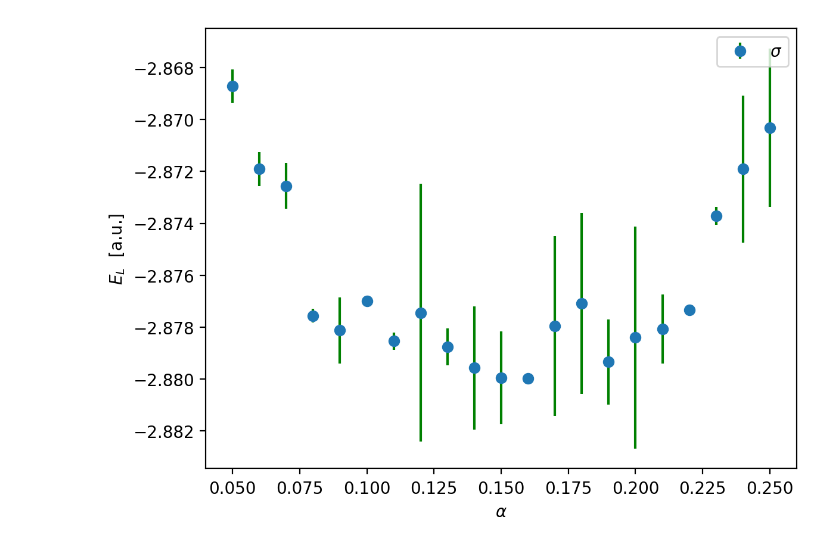
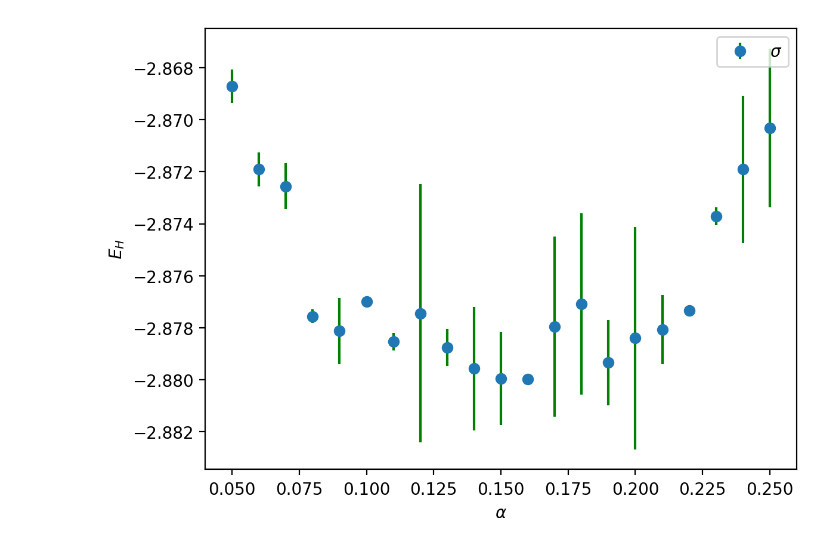
Before and after one commit to gujoh/compfys-h2b, a Jupyter notebook: plotting/task_3.ipynb, the cells around one changed output. Saved outputs shown, nothing was run; the diff lists cells and outputs as text; code cells hidden in the pictures.

```diff
--- a/plotting/task_3.ipynb
+++ b/plotting/task_3.ipynb
@@ -8,8 +8,8 @@ data = np.genfromtxt("../data/task3.csv", delimiter=",")
 # %%
 plt.errorbar(data[:, 0], data[:, 1], yerr=np.abs(data[:, 2]), fmt='o', ecolor="green", label=r"$\sigma$")
 plt.xlabel(r"$\alpha$")
-plt.ylabel("$E_L$  [a.u.]")
+plt.ylabel("$E_H$")
 plt.legend()
 plt.show()
 # %% [output]
-[figure, old version]
+[figure, new version]
```
